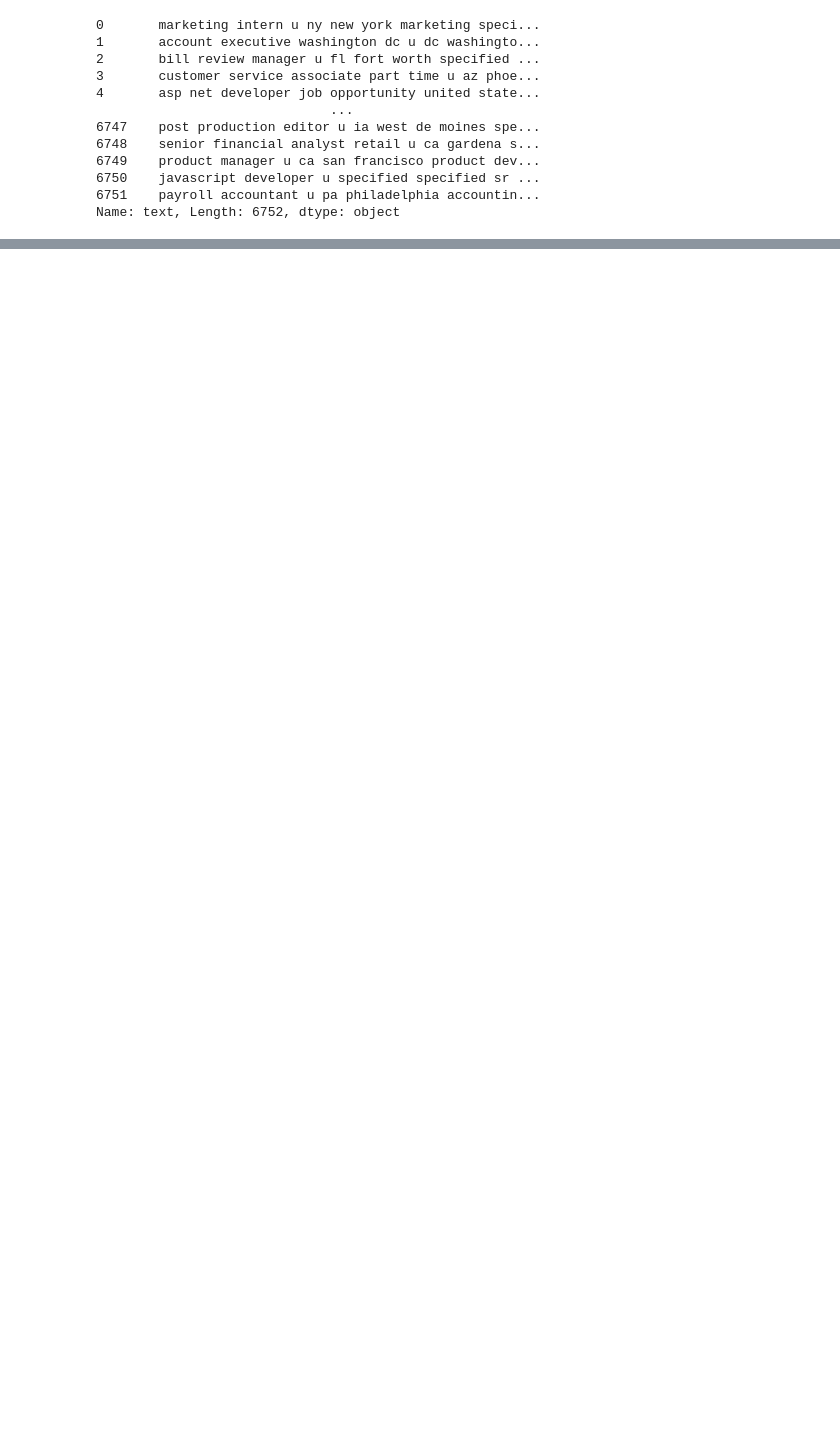
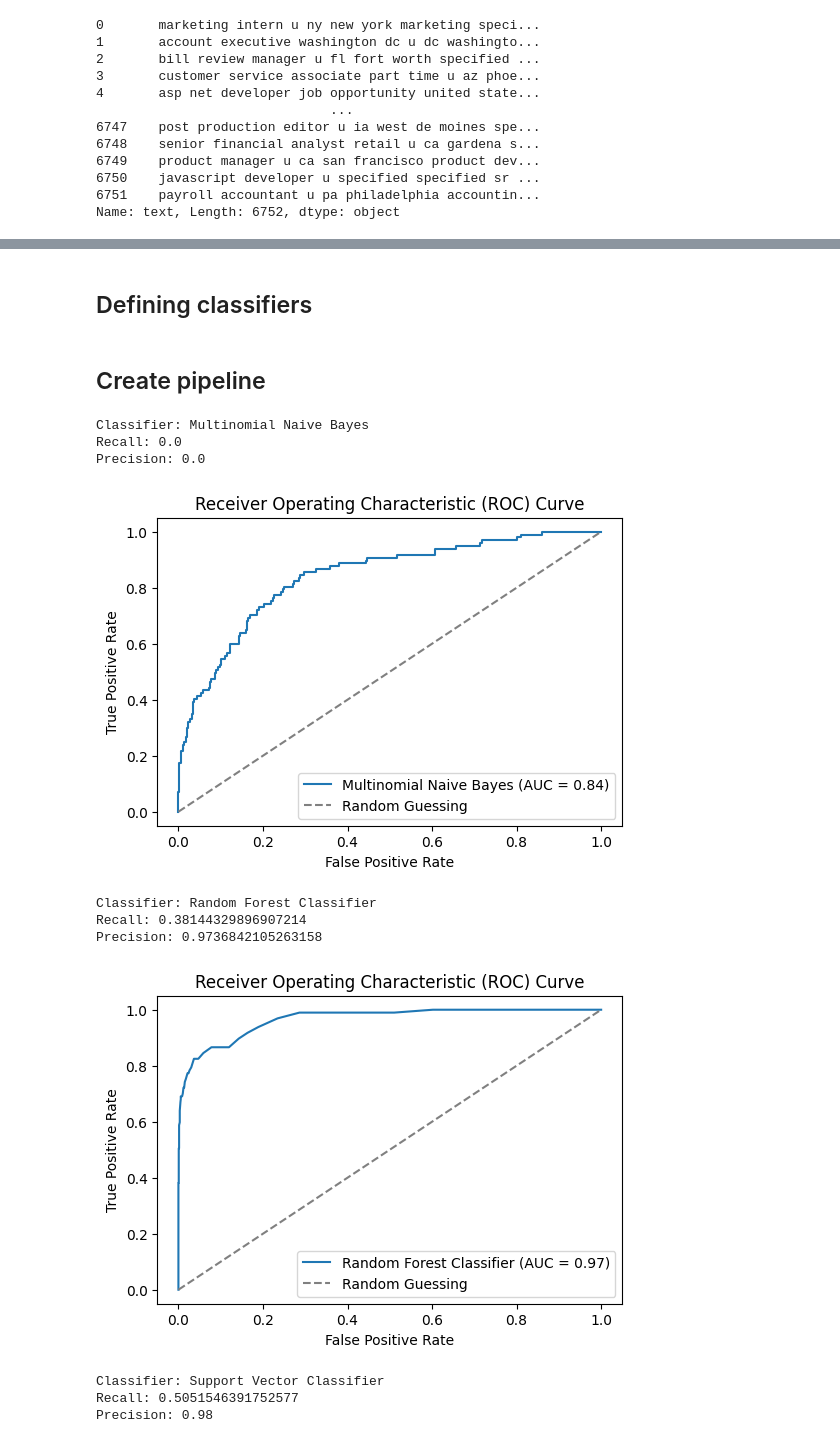
Before and after one commit to dqminhv/fraudulent-job-posting-detection-with-NLP, a Jupyter notebook: notebook/data-preprocessing.ipynb, the cells around one changed output, grey strips where cells are left out. Saved outputs shown, nothing was run; the diff lists cells and outputs as text; code cells hidden in the pictures; blank space fills up the shorter version.

```diff
--- a/notebook/data-preprocessing.ipynb
+++ b/notebook/data-preprocessing.ipynb
@@ -106,0 +137,70 @@ X_train, X_test, y_train, y_test = train_test_split(X, y, test_size=0.2, stratif
+# %%
+#Using TfidfVectorizer
+tfidf_vect = TfidfVectorizer(stop_words=stop_words, max_df=max_df, min_df=min_df, ngram_range=ngram_range)
+# %% [markdown]
+## Defining classifiers
+# %%
+# Define the classifiers
+classifiers = {
+    "Multinomial Naive Bayes": MultinomialNB(),
+    "Random Forest Classifier": RandomForestClassifier(),
+    "Support Vector Classifier": SVC(probability=True)
+}
+# %% [markdown]
+## Create pipeline
+# %%
+# Create the pipeline for each classifier
+pipelines = {}
+for classifier_name, classifier in classifiers.items():
+    pipelines[classifier_name] = Pipeline([
+        ('vectorizer', tfidf_vect),
+        ('classifier', classifier)
+    ])
+# %%
+for classifier_name, pipeline in pipelines.items():
+    pipeline.fit(X_train, y_train)
+    predictions = pipeline.predict(X_test)
+    recall = recall_score(y_test, predictions)
+    precision = precision_score(y_test, predictions)
+    print(f"Classifier: {classifier_name}")
+    print(f"Recall: {recall}")
+    print(f"Precision: {precision}")
+
+    # Plot ROC curves for each classifier
+    plt.figure(figsize=(6, 4))
+    # Get predicted probabilities
+    y_score = pipeline.predict_proba(X_test)[:, 1]
+
+    # Calculate fpr and tpr
+    fpr, tpr, _ = roc_curve(y_test, y_score)
+
+    # Calculate AUC
+    roc_auc = auc(fpr, tpr)
+
+    # Plot ROC curve
+    plt.plot(fpr, tpr, label=f'{classifier_name} (AUC = {roc_auc:.2f})')
+
+    # Plot ROC curve for random guessing
+    plt.plot([0, 1], [0, 1], linestyle='--', color='grey', label='Random Guessing')
+
+    # Set labels and title
+    plt.xlabel('False Positive Rate')
+    plt.ylabel('True Positive Rate')
+    plt.title('Receiver Operating Characteristic (ROC) Curve')
+    plt.legend(loc='lower right')
+
+    # Show plot
+    plt.show()
+    print()
+# %% [output]
+Classifier: Multinomial Naive Bayes
+Recall: 0.0
+Precision: 0.0
+[figure, added]
+Classifier: Random Forest Classifier
+Recall: 0.38144329896907214
+Precision: 0.9736842105263158
+[figure, added]
+Classifier: Support Vector Classifier
+Recall: 0.5051546391752577
+Precision: 0.98
```
Also changed, not shown: parts of 15 cells of this notebook.
